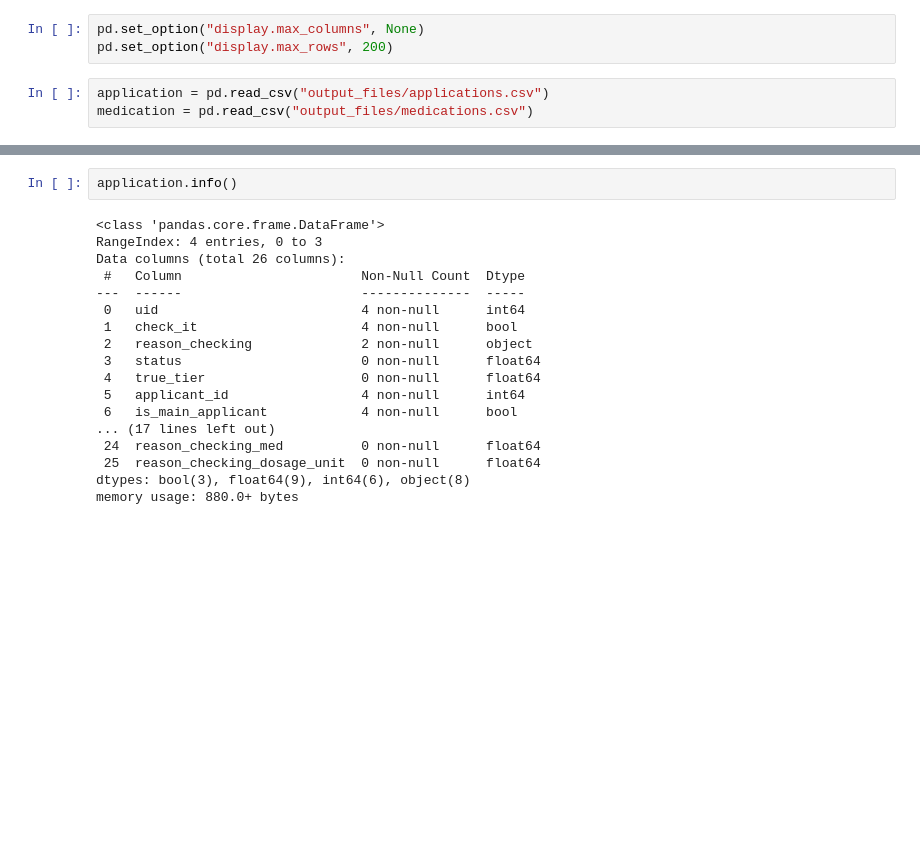
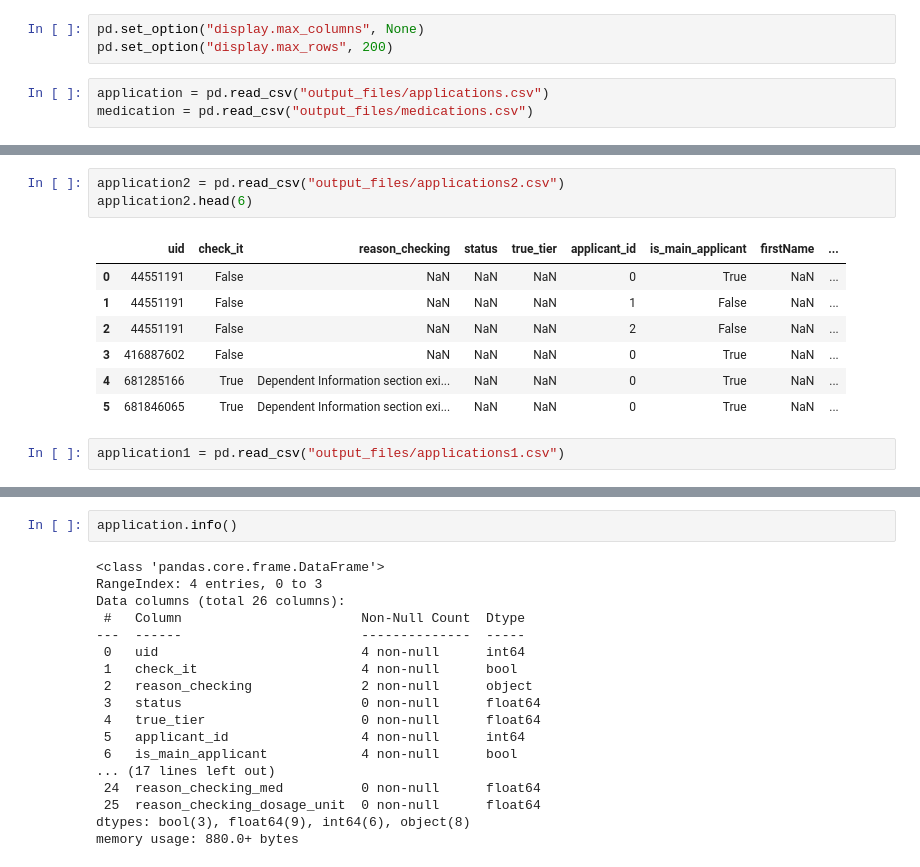
Before and after one commit to ANDaniell/PDF_reader_using_AI, a Jupyter notebook: data_showcase.ipynb, the cells around one changed output, grey strips where cells are left out. Cells and saved outputs as stored; diff of their text form; blank space fills up the shorter version.

```diff
--- a/data_showcase.ipynb
+++ b/data_showcase.ipynb
@@ -17,0 +20,13 @@ application.head()
+# %%
+application2 = pd.read_csv("output_files/applications2.csv")
+application2.head(6)
+# %% [output]
+|  | uid | check_it | reason_checking | status | true_tier | applicant_id | is_main_applicant | firstName | ... |
+| 0 | 44551191 | False | NaN | NaN | NaN | 0 | True | NaN | ... |
+| 1 | 44551191 | False | NaN | NaN | NaN | 1 | False | NaN | ... |
+| 2 | 44551191 | False | NaN | NaN | NaN | 2 | False | NaN | ... |
+| 3 | 416887602 | False | NaN | NaN | NaN | 0 | True | NaN | ... |
+| 4 | 681285166 | True | Dependent Information section exi... | NaN | NaN | 0 | True | NaN | ... |
+| 5 | 681846065 | True | Dependent Information section exi... | NaN | NaN | 0 | True | NaN | ... |
+# %%
+application1 = pd.read_csv("output_files/applications1.csv")
```
Also changed, not shown: parts of 2 cells of this notebook, 6 other files.
